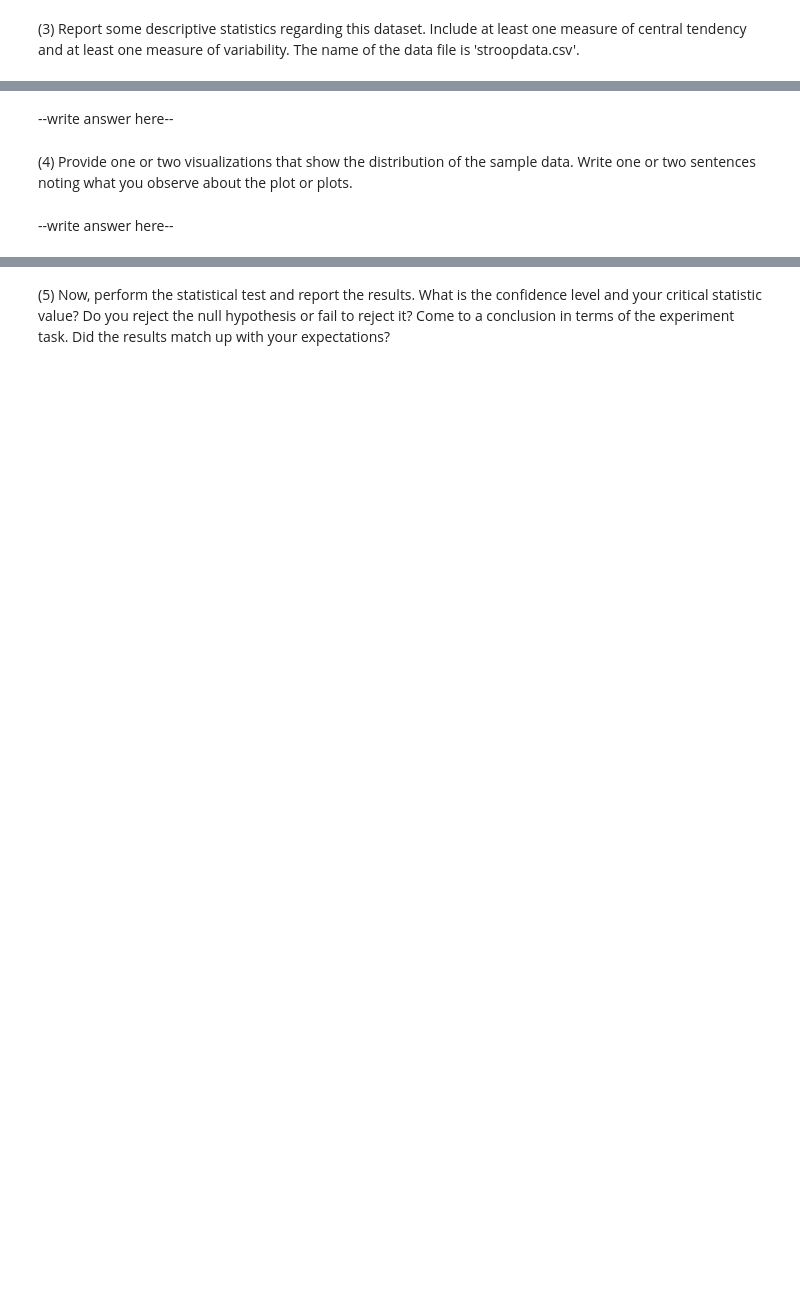
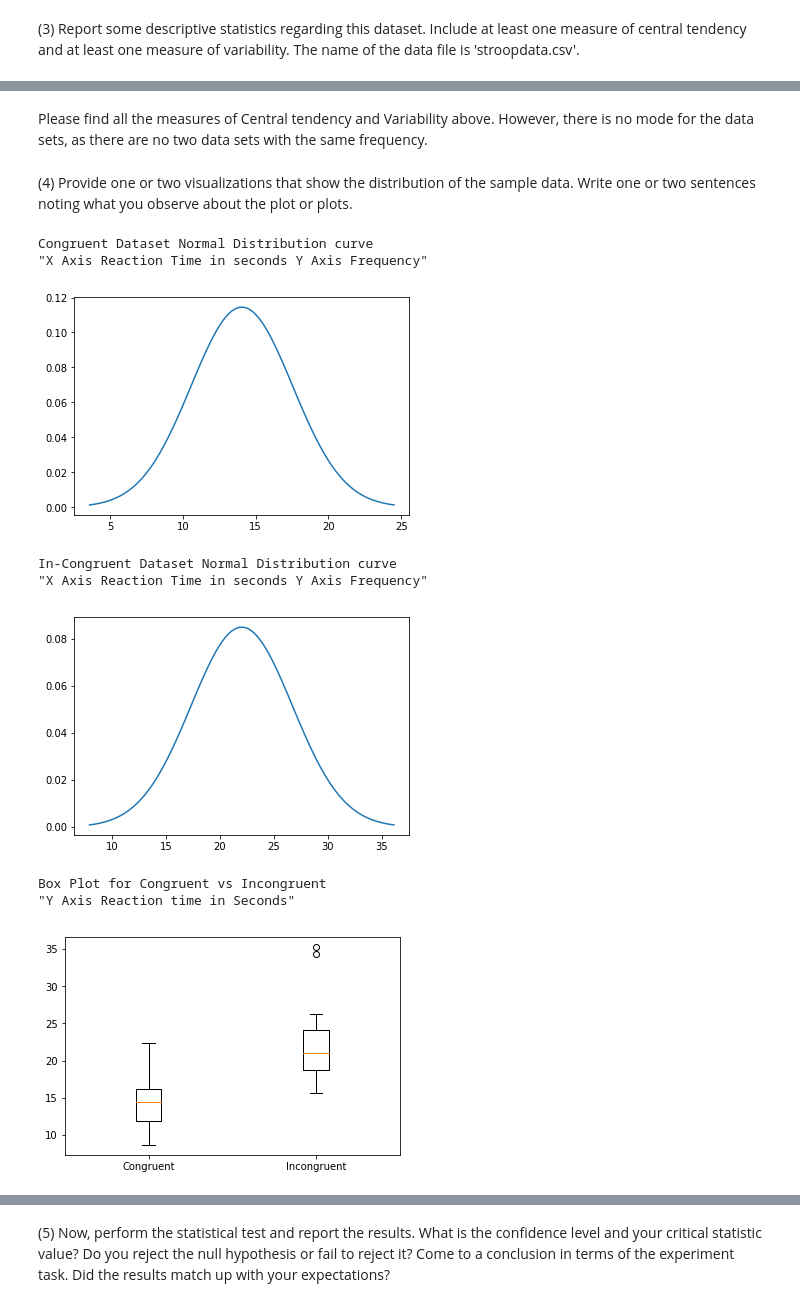
Before and after one commit to sagar-sarkar/Udacity_DAND, a Jupyter notebook: StroopTest/Test a Perceptual Phenomenon.ipynb, the cells around one changed output, grey strips where cells are left out. Saved outputs shown, nothing was run; the diff lists cells and outputs as text; code cells hidden in the pictures; blank space fills up the shorter version.

```diff
--- a/StroopTest/Test a Perceptual Phenomenon.ipynb
+++ b/StroopTest/Test a Perceptual Phenomenon.ipynb
@@ -104,4 +118,4 @@ Variance of Congruent: 23.0118
-# %% [markdown]
---write answer here--
+# %% [markdown]
+Please find all the measures of Central tendency and Variability above. However, there is no mode for the data sets, as there are no two data sets with the same frequency.
 # %% [markdown]
 (4) Provide one or two visualizations that show the distribution of the sample data. Write one or two sentences noting what you observe about the plot or plots.
@@ -110,2 +122,43 @@ Variance of Congruent: 23.0118
-# %% [markdown]
---write answer here--
+# %%
+# Build the visualizations here
+import pandas as pd
+import numpy as np
+import matplotlib.pyplot as plt
+import matplotlib.mlab as mlab
+
+df = pd.read_csv('stroopdata.csv')
+#print(df.head())
+
+#Congruent
+dfcon = df[df.columns[0]]
+dfincon = df[df.columns[1]]
+
+mean_con = dfcon.mean()
+
+print('Congruent Dataset Normal Distribution curve \n"X Axis Reaction Time in seconds Y Axis Frequency"')
+sd_con = dfcon.std(ddof=0)
+var_con = dfcon.var()
+plot_con = np.linspace(mean_con-3*sd_con,mean_con+3*sd_con,num=100)
+plt.plot(plot_con,mlab.normpdf(plot_con,mean_con,sd_con))
+plt.show()
+
+print('In-Congruent Dataset Normal Distribution curve \n"X Axis Reaction Time in seconds Y Axis Frequency"')
+sd_incon = dfincon.std(ddof=0)
+var_incon = dfincon.var()
+plot_incon = np.linspace(mean_incon-3*sd_incon,mean_incon+3*sd_incon,num=100)
+plt.plot(plot_incon,mlab.normpdf(plot_incon,mean_incon,sd_incon))
+plt.show()
+
+print('Box Plot for Congruent vs Incongruent \n"Y Axis Reaction time in Seconds"')
+plt.boxplot([dfcon,dfincon],labels=['Congruent','Incongruent'])
+plt.show()
+# %% [output]
+Congruent Dataset Normal Distribution curve
+"X Axis Reaction Time in seconds Y Axis Frequency"
+[figure, added]
+In-Congruent Dataset Normal Distribution curve
+"X Axis Reaction Time in seconds Y Axis Frequency"
+[figure, added]
+Box Plot for Congruent vs Incongruent
+"Y Axis Reaction time in Seconds"
+[figure, added]
```
Also changed, not shown: parts of 8 cells of this notebook.
